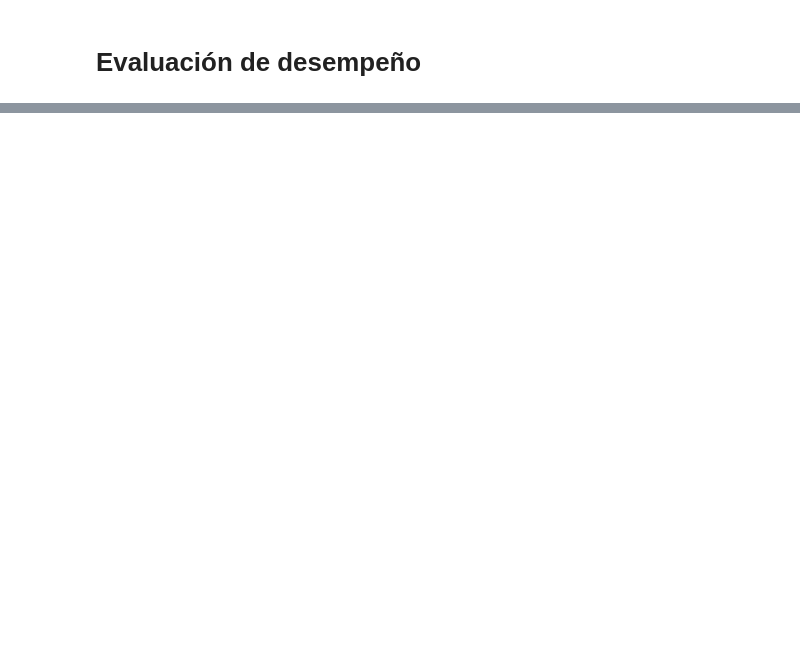
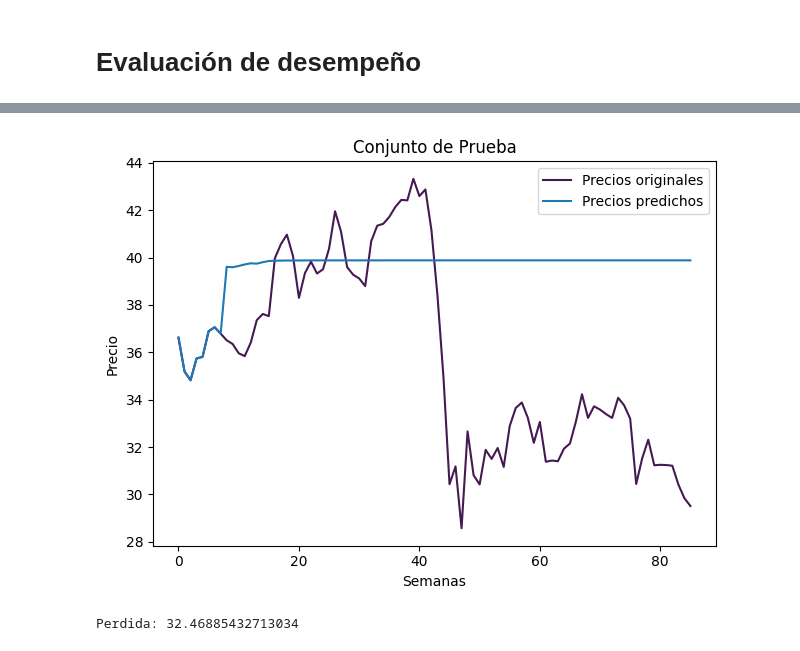
Before and after one commit to MiguelAngelLiera/Stock_Exchange_NN_PP, a Jupyter notebook: NARNN.ipynb, the cells around one changed output, grey strips where cells are left out. Drawn from its saved outputs; the diff is of its cells as text; code cells hidden in the pictures; blank space fills up the shorter version.

```diff
--- a/NARNN.ipynb
+++ b/NARNN.ipynb
@@ -115,0 +24,16 @@ precios_predichos = m_m_s_prueba.inverse_transform(precios_predichos)
+# %%
+#Se crean los conjuntos de entradas y salidas para la red, que funcionaran para predecir y comparar con las salidas esperadas a la hora de realizar el entrenamiento
+time_steps = 8 # la cantidad de semanas anteriores a partir de las cuales se va a predecir la novena semana
+
+#Obtenemos el conjunto de entrenamiento
+c_entrenamiento = np.array(cierre[:int(len(cierre) * 0.7)])
+
+precios_reales = cierre[int(len(cierre) * 0.7):] #verdaderos valores del conjunto de prueba
+
+#Se concatenan los ultimo 8 elementos del conjunto de entrenamiento para predecir el primero del conjunto de prueba
+# ahora cada uno de los arreglos dentro de components_p y components_p_n tiene forma (84,)
+c_prueba = cierre[len(cierre) - len(precios_reales) - time_steps:]
+
+#Se normalizan cada uno de los elementos de los vectores contenidos en las descomposicion de la serie de tiempo original
+c_entrenamiento_n = utls.normalizar(c_entrenamiento) # componentes de entrenamiento normalizados
+c_prueba_n = utls.normalizar(c_prueba) # componentes de prueba normalizados len 78
@@ -282,0 +135,10 @@ Perdida: 29.22938375194455
+# %%
+model_path = f'redes/NARNN/auto_predictiva/red_NARNN.pth'
+red.load_state_dict(torch.load(model_path))
+red.eval()
+
+entr = entr(red,0, logs_dir_auto_pred)
+entr_red.entrena_lm(entrenamiento_8_1[0],EPOCAS,lr=0.5,λ=0.1,batch_size=8,decay_factor=5,e_predictivo=True)
+# torch.save(networks[0].state_dict(), 'redes/DWT_NARNN/red_A5_pred') #Salvamos el estado actual del modelo
+
+# red.save_weights(f'redes/LSTM/auto_predictiva/LSTM.h5')
@@ -283,3 +180,22 @@ Perdida: 29.22938375194455
+# %%
+# Predice el conjunto de entrenamiento usando la prediccion predictiva a partir de los primeros (usando los datos que predice)
+prediccion_ap = utls.genera_prediccion_predictiva(prueba_8_1[0][0][:8],8,len(prueba_8_1[0]),red)
+red_ap_precios_predichos = utls.desnormalizar(prediccion_ap,np.max(c_prueba),np.min(c_prueba)).detach().numpy()
+
+plt.plot(c_prueba, color = '#451952', label = 'Precios originales')
+plt.plot(red_ap_precios_predichos, label = 'Precios predichos')#label=f"Datos de Analisis: {DATOS}",
+plt.title('Conjunto de Prueba')
+plt.xlabel('Semanas')
+plt.ylabel('Precio')
+plt.legend()
+
+plt.tight_layout()
+plt.show()
+
+print(f"Perdida: {float(criterion(torch.tensor(red_ap_precios_predichos), torch.tensor(c_prueba)))}")
+# %% [output]
+[figure, added]
+Perdida: 32.46885432713034
 # %%
 import pandas as pd
 r_c_prueba_txt = 'Precicción de c_prueba'
```
Also changed, not shown: parts of 20 cells of this notebook, 5 other files.
